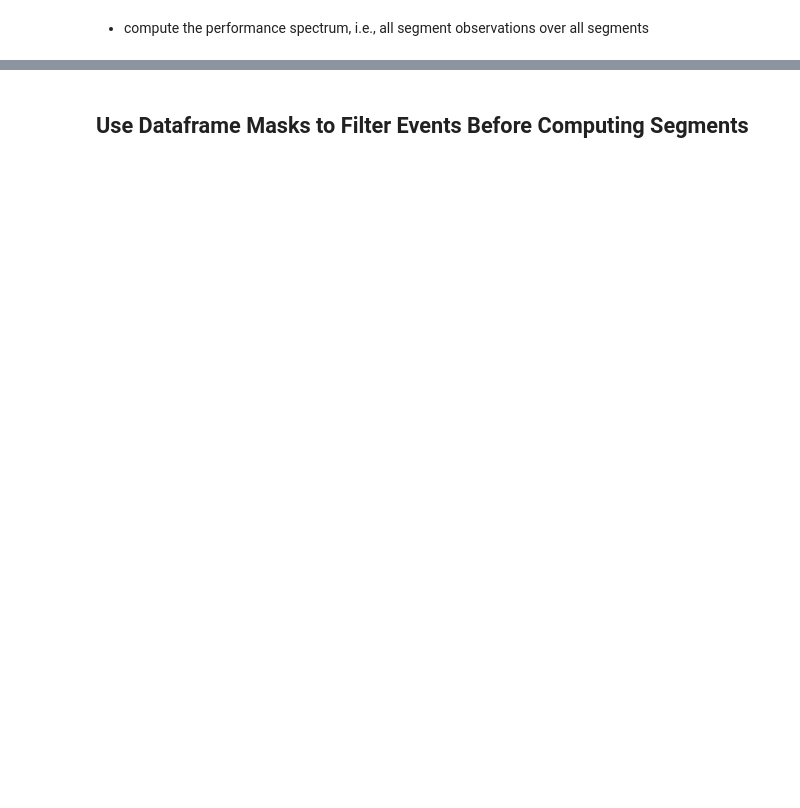
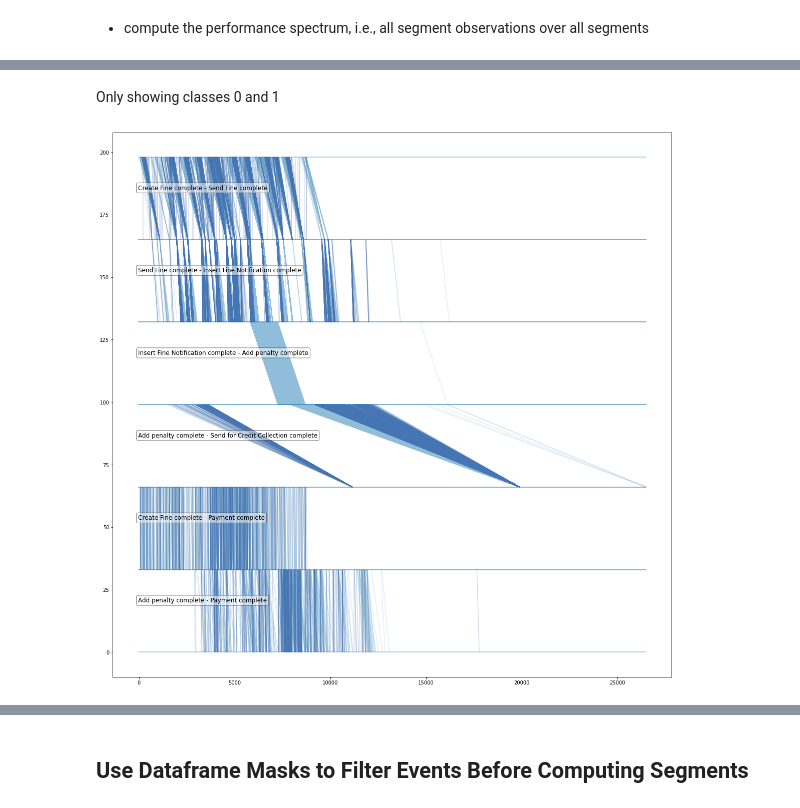
Before and after one commit to tomvmeer/PF4PY, a Jupyter notebook: Example expanded Performance Spectrum.ipynb, the cells around one changed output, grey strips where cells are left out. Drawn from its saved outputs; the diff is of its cells as text; code cells hidden in the pictures; blank space fills up the shorter version.

```diff
--- a/Example expanded Performance Spectrum.ipynb
+++ b/Example expanded Performance Spectrum.ipynb
@@ -103,0 +179,13 @@ vis_rf.plot_performance_spectrum(class_colors, ax, label_offset=-50, classifier=
+# %% [markdown]
+Only showing classes 0 and 1
+# %%
+# define colors for class-based coloring of lines as list of RGB values: (R/256,G/256/B256)
+# for performance-based classes, length of list defines number of quantiles
+class_colors = [(69/256, 117/256, 180/256), (145/256, 191/256, 219/256), (243/256, 224/256, 144/256),
+                (252/256, 141/256,89/256)]
+# create plot
+fig, ax = plt.subplots(figsize=[20,20])
+# and visualize, classifier is histogram over 'duration' attribute into equi-distance (4) quantiles color by `class_colors`
+vis_rf.plot_performance_spectrum(class_colors, ax, label_offset=-50, classifier=vis_rf.classify_hist, show_classes=[0,1], metric='duration', args=[4])
+# %% [output]
+[figure, added]
```
Also changed, not shown: parts of 30 cells of this notebook, 1 other file.
